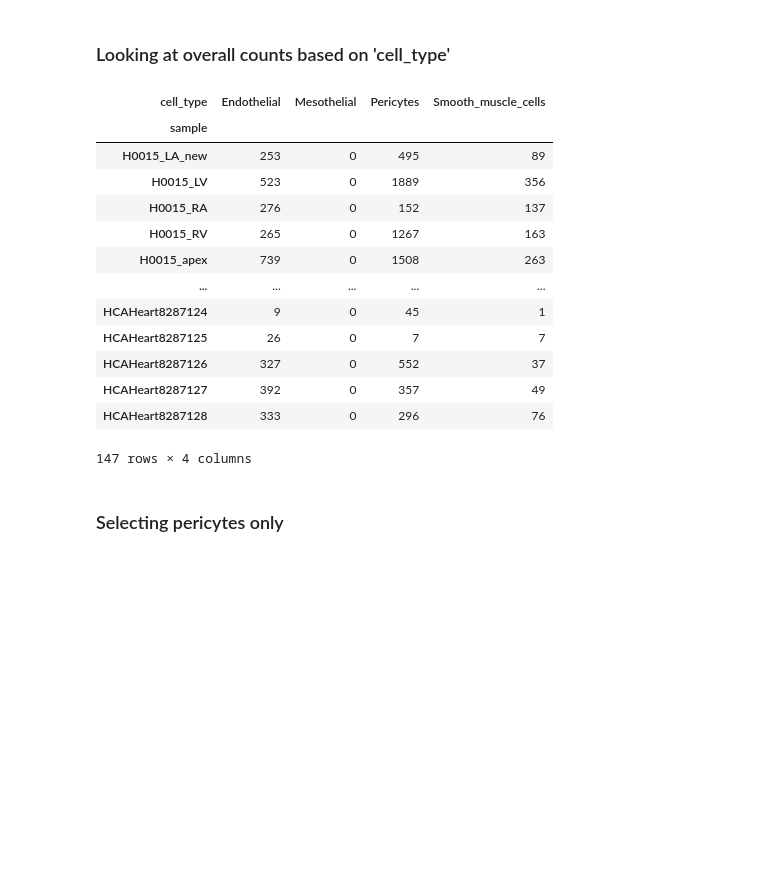
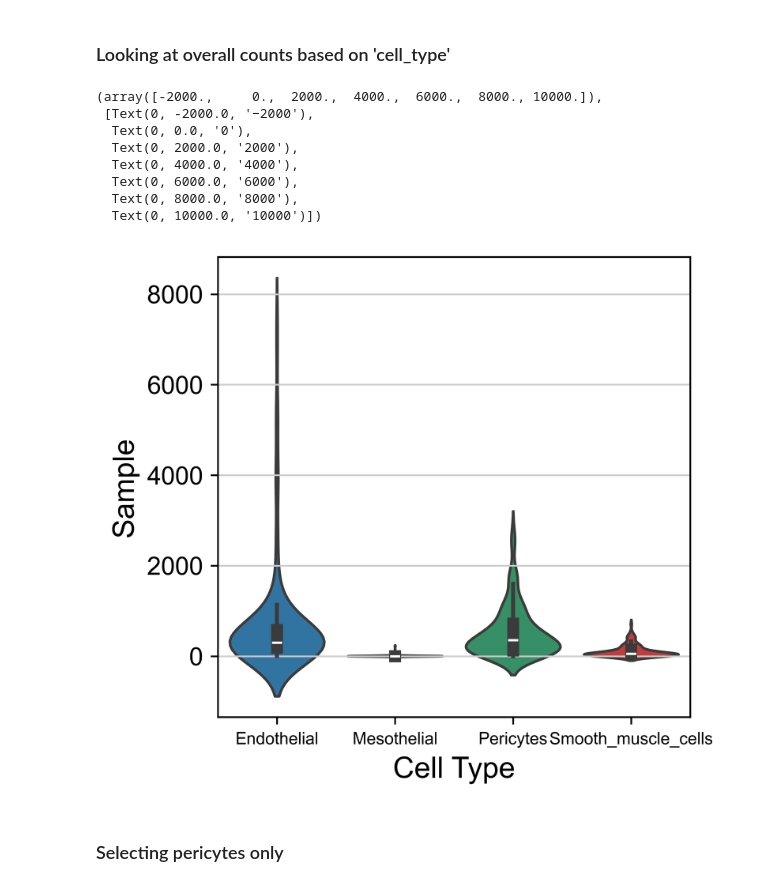
Before and after one commit to Talavera-Lopez-Lab/Heart_Vascular, a Jupyter notebook: Reading_files/vascular.ipynb, the cells around one changed output. Drawn from its saved outputs; the diff is of its cells as text; code cells hidden in the pictures; blank space fills up the shorter version.

```diff
--- a/Reading_files/vascular.ipynb
+++ b/Reading_files/vascular.ipynb
@@ -22,7 +30,7 @@ scanpy==1.9.8 anndata==0.10.5.post1 umap==0.5.5 numpy==1.26.4 scipy==1.12.0 pand
 # %% [markdown]
 # Importing Data
 # %%
-vascular = ad.read_h5ad("../Data/hca_heart_vascular_raw.h5ad")
+vascular = ad.read_h5ad('/Users/srivalli/Documents/GitHub/Heart_Vascular/Data/hca_heart_vascular_raw.h5ad')
 vascular
 # %% [output]
 AnnData object with n_obs × n_vars = 195395 × 33538
@@ -33,22 +41,26 @@ AnnData object with n_obs × n_vars = 195395 × 33538
 # %% [markdown]
 ### Looking at overall counts based on 'cell_type'
 # %%
-pd.crosstab(vascular.obs['sample'],vascular.obs['cell_type'])
+crosstab = pd.crosstab(vascular.obs['sample'],vascular.obs['cell_type'])
-# %% [output]
-| cell_type | Endothelial | Mesothelial | Pericytes | Smooth_muscle_cells |
-| sample |  |  |  |  |
-| H0015_LA_new | 253 | 0 | 495 | 89 |
-| H0015_LV | 523 | 0 | 1889 | 356 |
-| H0015_RA | 276 | 0 | 152 | 137 |
-| H0015_RV | 265 | 0 | 1267 | 163 |
-| H0015_apex | 739 | 0 | 1508 | 263 |
-| ... | ... | ... | ... | ... |
-| HCAHeart8287124 | 9 | 0 | 45 | 1 |
-| HCAHeart8287125 | 26 | 0 | 7 | 7 |
-| HCAHeart8287126 | 327 | 0 | 552 | 37 |
-| HCAHeart8287127 | 392 | 0 | 357 | 49 |
-| HCAHeart8287128 | 333 | 0 | 296 | 76 |
-147 rows × 4 columns
+# %%
+sns.violinplot(crosstab)
+
+# Adjust font size of axes labels and ticks
+
+plt.xlabel('Cell Type', fontsize=14)
+plt.ylabel('Sample', fontsize=14)
+plt.xticks(fontsize=8)
+plt.yticks(fontsize=12)
+# %% [output]
+(array([-2000.,     0.,  2000.,  4000.,  6000.,  8000., 10000.]),
+ [Text(0, -2000.0, '−2000'),
+  Text(0, 0.0, '0'),
+  Text(0, 2000.0, '2000'),
+  Text(0, 4000.0, '4000'),
+  Text(0, 6000.0, '6000'),
+  Text(0, 8000.0, '8000'),
+  Text(0, 10000.0, '10000')])
+[figure, added]
 # %% [markdown]
 ### Selecting pericytes only
 # %%
```
Also changed, not shown: parts of 14 cells of this notebook, 3 other files.
